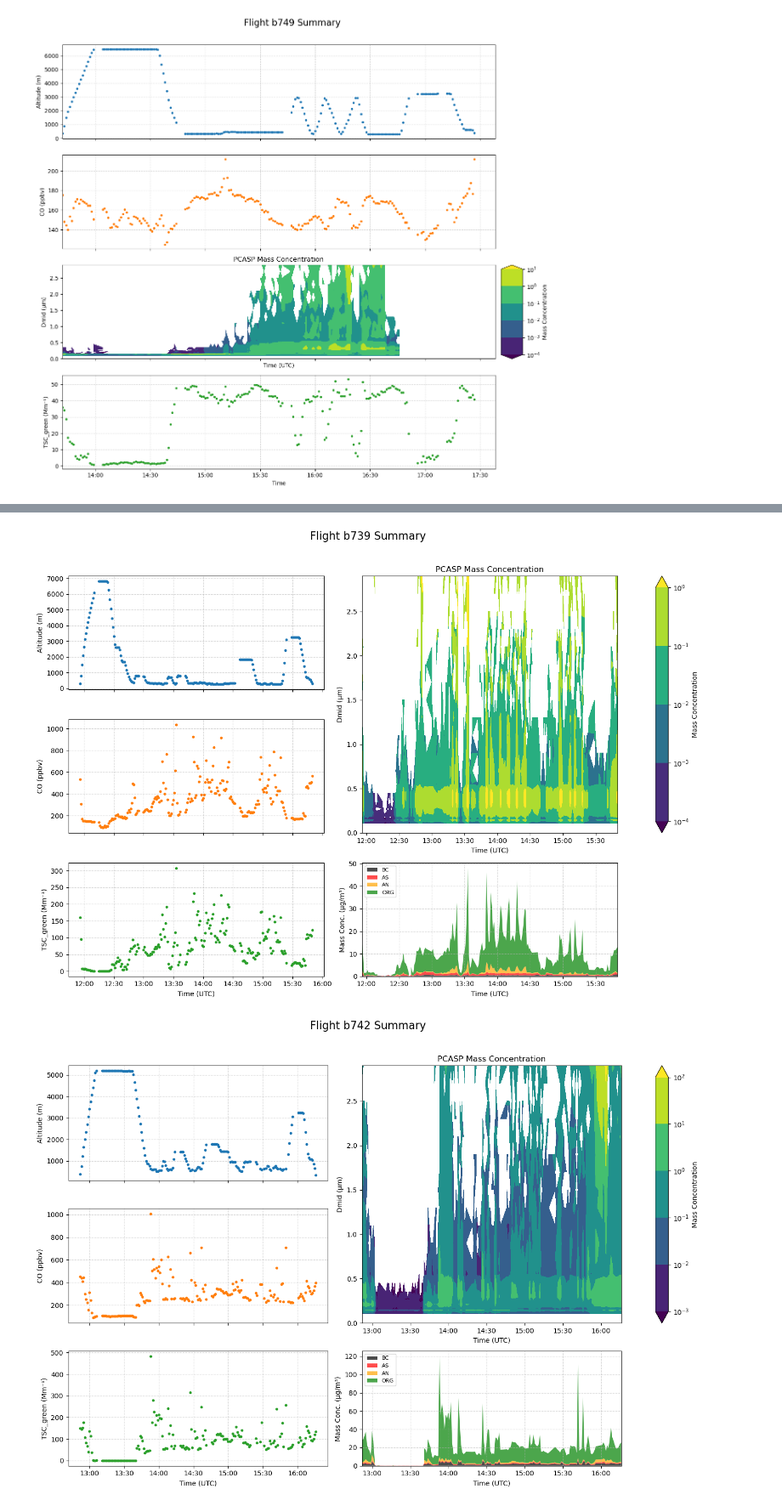
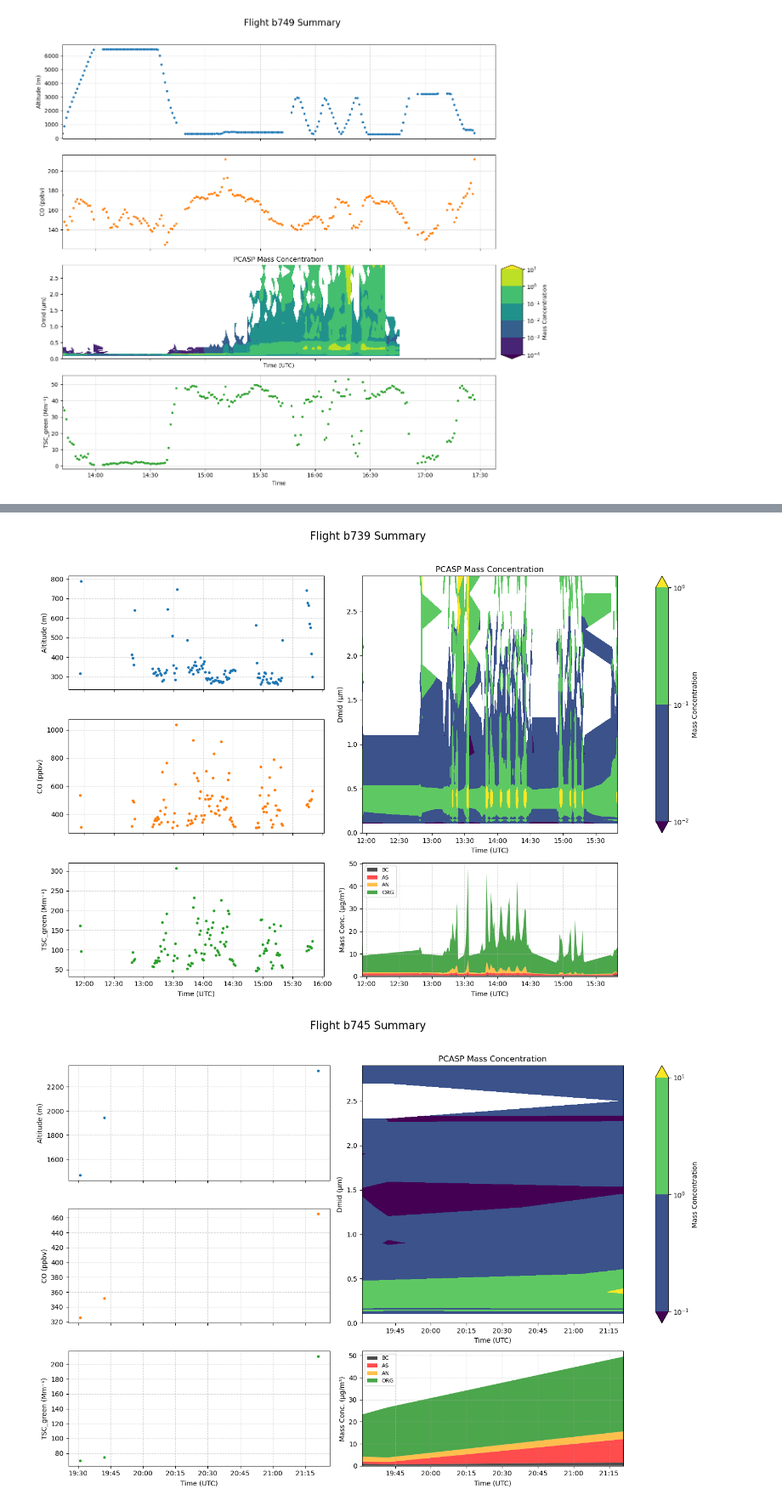
Before and after one commit to thiago-vg/SAMBBA-data-analysis, a Jupyter notebook: Scripts/Countor_plot/Countor_plot_v2.ipynb, the cells around one changed output, grey strips where cells are left out. Shown at 85% size. Drawn from its saved outputs; the diff is of its cells as text; code cells hidden in the pictures.

Commit message:
Countor_plot with filter for flight plot with xarray

```diff
--- a/Scripts/Countor_plot/Countor_plot_v2.ipynb
+++ b/Scripts/Countor_plot/Countor_plot_v2.ipynb
@@ -1019,0 +1040,9 @@ def plot_flight_summary_and_regressions_xr_v5(ds_all, D_lower_limits, D_upper_li
+# %%
+# Filter out the unwanted flight
+ds_filtered = ds_all_flights.where(ds_all_flights.flight != 'b742', drop=True)
+
+# Apply the CO > 300 mask
+ds_filtered = ds_filtered.where(ds_filtered.CO > 300, drop=True)
+
+# Display the result
+print(ds_filtered)
@@ -1020,3 +1067,3 @@ def plot_flight_summary_and_regressions_xr_v5(ds_all, D_lower_limits, D_upper_li
 # %%
-plot_flight_summary_and_regressions_xr_v5(ds_all_flights,D_lower_limits,D_upper_limits)
+plot_flight_summary_and_regressions_xr_v5(ds_filtered,D_lower_limits,D_upper_limits)
 # %% [output]
@@ -1025,2 +1072,2 @@ plot_flight_summary_and_regressions_xr_v5(ds_all_flights,D_lower_limits,D_upper_
-[figure, old version]
+[figure, new version]
-[figure, old version]
+[figure, new version]
```
Also changed, not shown: parts of 4 cells of this notebook.
